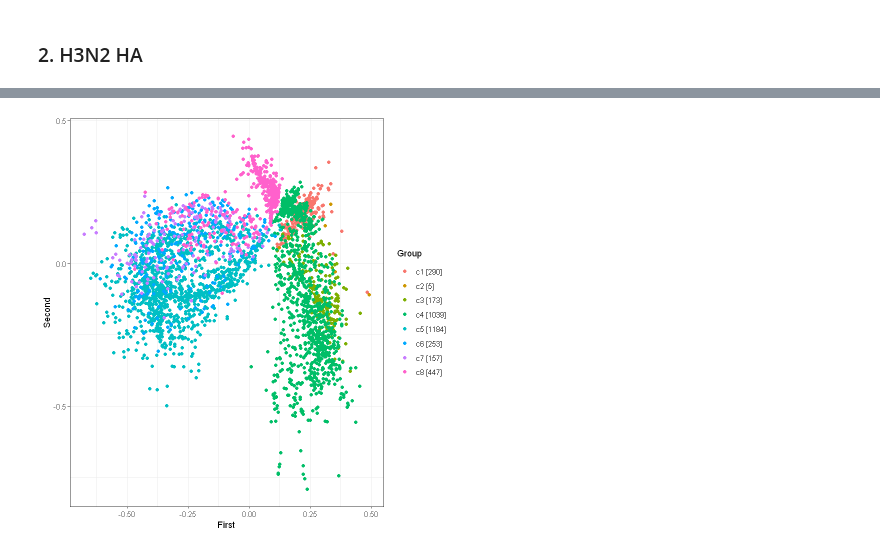
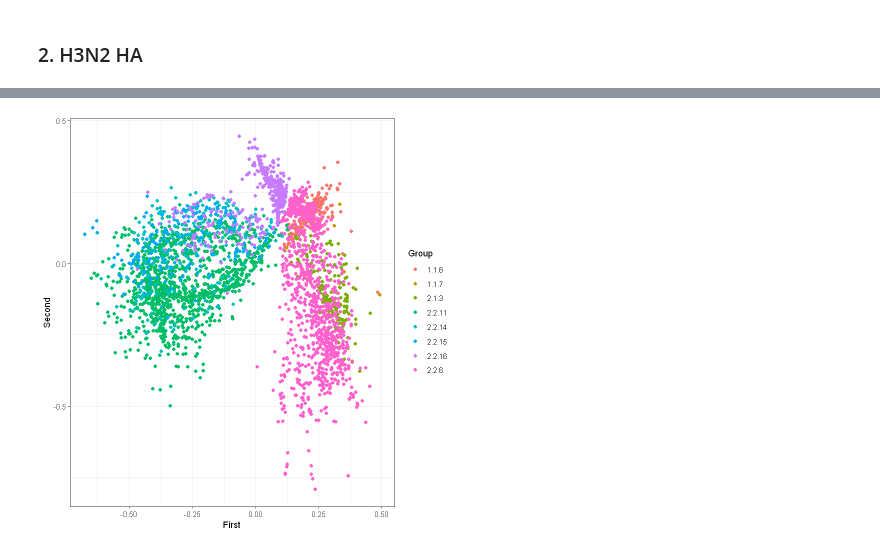
Before and after one commit to Takkoona/phyloColoring, a Jupyter notebook: 1.3_re-emerging_virus.ipynb, the cells around one changed output, grey strips where cells are left out. Saved outputs shown, nothing was run; the diff lists cells and outputs as text; code cells hidden in the pictures.

Commit message:
New sitePath version 1.5.14

```diff
--- a/1.3_re-emerging_virus.ipynb
+++ b/1.3_re-emerging_virus.ipynb
@@ -75,7 +75,7 @@ fit1D <- cmdscale(antiMatrix, eig = TRUE, k = 1)
 # %%
 x <- lapply(names(tipClusters), function(grp) {
     tips <- tipClusters[[grp]]
-    tipNames <- tree[["tip.label"]][tips]
+    tipNames <- as.phylo(tree)[["tip.label"]][tips]
     tipNames <- tipNames[tipNames %in% rownames(fit1D[["points"]])]
     pc1 <- fit1D[["points"]][tipNames, , drop = FALSE]
     data.frame("Mapped" = pc1, "tipNum" = grp)
@@ -121,7 +121,7 @@ fit2D <- cmdscale(antiMatrix, eig = TRUE, k = 2)
 # %%
 y <- lapply(names(tipClusters), function(grp) {
     tips <- tipClusters[[grp]]
-    tipNames <- tree[["tip.label"]][tips]
+    tipNames <- as.phylo(tree)[["tip.label"]][tips]
     tipNames <- tipNames[tipNames %in% rownames(fit2D[["points"]])]
     pc1 <- fit2D[["points"]][tipNames, , drop = FALSE]
     data.frame("First" = pc1[, 1], "Second" = pc1[, 2], "Group" = rep(grp, length(tips)))
@@ -199,12 +199,12 @@ write.csv(antiMatrix, file.path(ANTIGENICITY, "H3N2_matrix.csv"))
 # %%
 fit1D <- cmdscale(antiMatrix, eig = TRUE, k = 1)
 # %%
-snpTracing <- sitewiseClusters(mutations)
+snpTracing <- fixationPath(mutations)
 tipClusters <- as.list(snpTracing)
 # %%
 x <- lapply(names(tipClusters), function(grp) {
     tips <- tipClusters[[grp]]
-    tipNames <- tree[["tip.label"]][tips]
+    tipNames <- as.phylo(tree)[["tip.label"]][tips]
     tipNames <- tipNames[tipNames %in% rownames(fit1D[["points"]])]
     pc1 <- fit1D[["points"]][tipNames, , drop = FALSE]
     data.frame("Mapped" = pc1, "tipNum" = grp)
@@ -243,23 +243,23 @@ fit2D <- cmdscale(antiMatrix, eig = TRUE, k = 2)
 # %%
 y <- lapply(names(tipClusters), function(grp) {
     tips <- tipClusters[[grp]]
-    tipNames <- tree[["tip.label"]][tips]
+    tipNames <- as.phylo(tree)[["tip.label"]][tips]
     tipNames <- tipNames[tipNames %in% rownames(fit2D[["points"]])]
     pc1 <- fit2D[["points"]][tipNames, , drop = FALSE]
     data.frame("First" = pc1[, 1], "Second" = pc1[, 2], "Group" = rep(grp, length(tips)))
 })
 y <- do.call(rbind, y)
 
 y[["Group"]] <- as.factor(y[["Group"]])
 
 p <- ggplot(y, aes(First, Second, color=Group)) +
     geom_point() +
     theme_bw()
 p
 
 ggsave(filename = file.path(plotOutDir, "mds_dot.pdf"), plot = p, device = "pdf", width = 7, height = 7)
 # %% [output]
-[figure, old version]
+[figure, new version]
 # %%
 p <- plot(mutations)
 p
```
Also changed, not shown: parts of 8 cells of this notebook, 2 other files.
